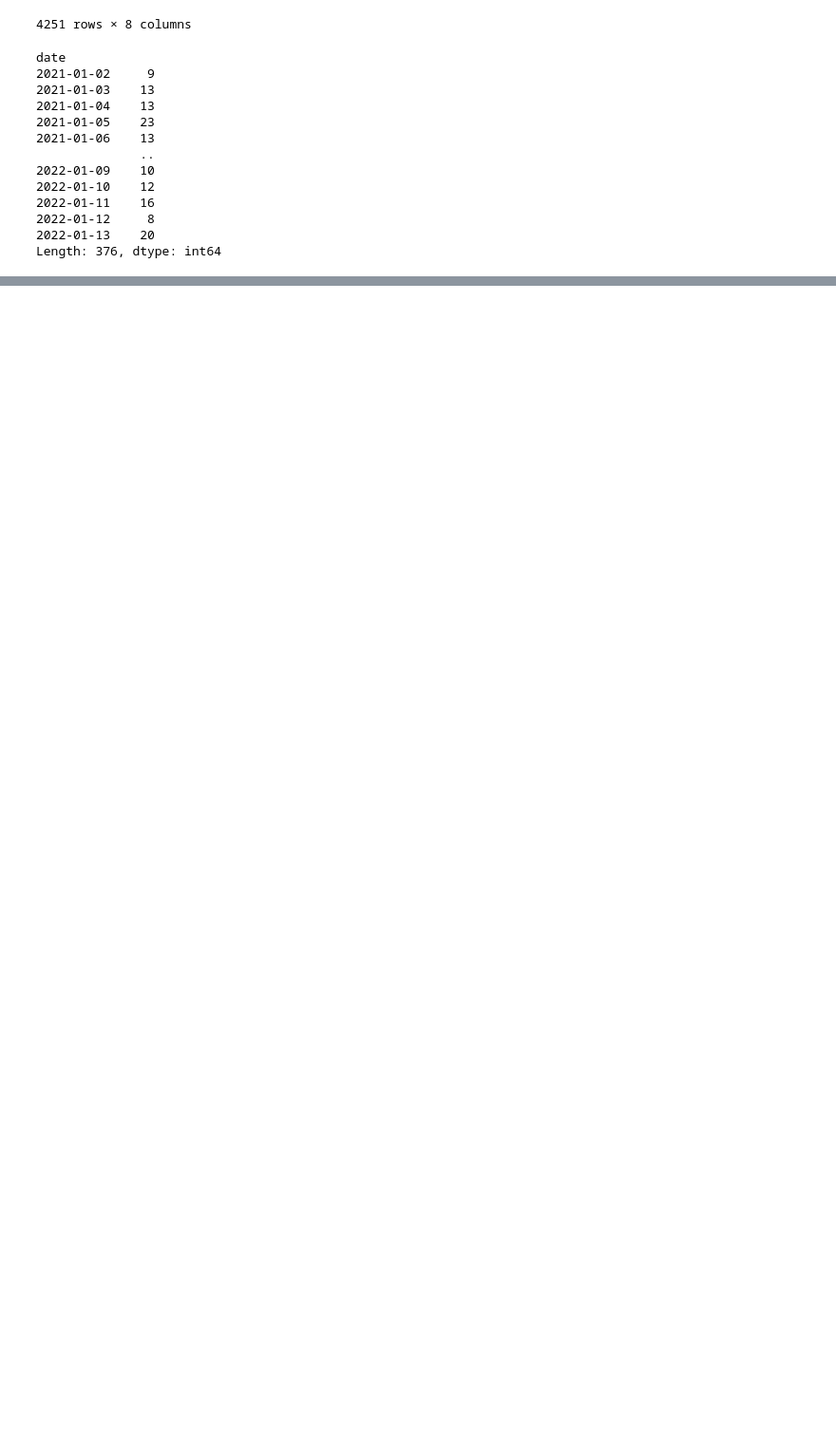
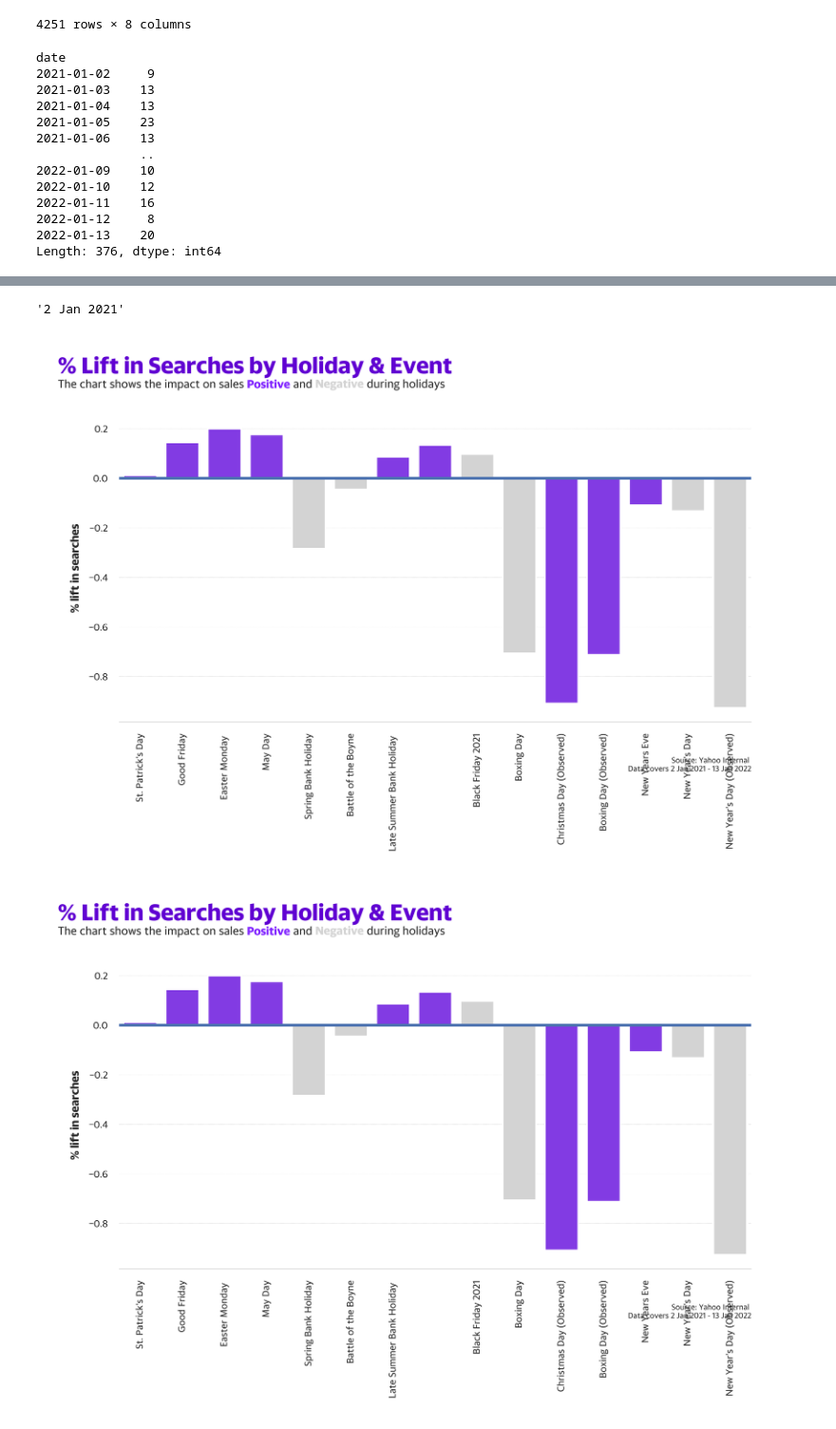
Before and after one commit to jamienathan/nlp-search, a Jupyter notebook: nocode-test.ipynb, the cells around one changed output, grey strips where cells are left out. Shown at 95% size. Cells and saved outputs as stored; diff of their text form; code cells hidden in the pictures; blank space fills up the shorter version.

```diff
--- a/nocode-test.ipynb
+++ b/nocode-test.ipynb
@@ -469,0 +607,5 @@ plt.show()
+# %%
+research_start = df[date].dt.date.min().strftime('%-d %b %Y')
+research_end = df[date].dt.date.max().strftime('%-d %b %Y')
+# %% [output]
+'2 Jan 2021'
@@ -469,0 +640,50 @@ plt.show()
+# %%
+def holiday_impact_plot(df):
+    fig, ax = plt.subplots(figsize=(6,3), dpi=1000)
+    colors = ['#7E1FFF' if c >= 0 else 'lightgrey' for c in holiday_impact.holidays]
+
+    sns.set(font='Yahoo Sans', style='white')
+    sns.barplot(x='holiday', y='holiday_impact', data=holiday_impact, palette=colors, ci=None)
+
+    # Labels
+    ax.set_xlabel('')
+    ax.set_ylabel('% lift in searches', fontsize=6, fontweight='bold')
+    ax.tick_params(axis='x', which='both', bottom=False, top=False, left=False, labelsize=5, pad=0, rotation=90)
+    ax.tick_params(axis='y', which='both', bottom=False, top=False, left=False, labelsize=5, pad=0)
+
+    # Spines
+    sns.despine(left=True, bottom=False)
+
+    for direction in ['bottom', 'left']:
+        ax.spines[direction].set_lw(0.2)
+        ax.spines[direction].set_color('grey')
+        ax.spines[direction].set_alpha(0.5)
+
+    ax.grid(which='major', axis='y', dashes=(1,3), zorder=4, color='gray', ls=':', alpha=0.5, lw=0.2)
+    ax.grid(axis='x', visible=False)
+    ax.axhline(0)
+    # Title
+    s = '% Lift in Searches by Holiday & Event'
+    s2 = 'The chart shows the impact on sales <Positive> and <Negative> during holidays'
+    fig_text(0.05, 0.92, s, fontweight='bold', fontsize=12, va='bottom',  color='#6001D2')
+
+    fig_text(0.05, 0.89, s2, fontsize=6, va='bottom', highlight_textprops=[{"color": "#7E1FFF", "fontweight":'bold'},
+                                                                            {"color": "lightgrey", "fontweight":"bold"}])
+
+    # Adjust axes positions to fit commentary
+    pos1 = ax.get_position() # get the original position
+    pos2 = [pos1.x0, pos1.y0 - 0.05,  pos1.width, pos1.height]
+    ax.set_position(pos2)
+
+    # Source
+    fig.supxlabel(f'Source: Yahoo Internal \nData covers {research_start} - {research_end}', fontsize=4, x=0.9, y=-0.05, ha='right')
+
+    plt.savefig('holiday_impact.png', dpi=1000, transparent=True)
+
+    return fig
+
+
+holiday_impact_plot(holiday_impact)
+# %% [output]
+[figure, added]
+[figure, added]
```
Also changed, not shown: parts of 5 cells of this notebook, 11 other files.
